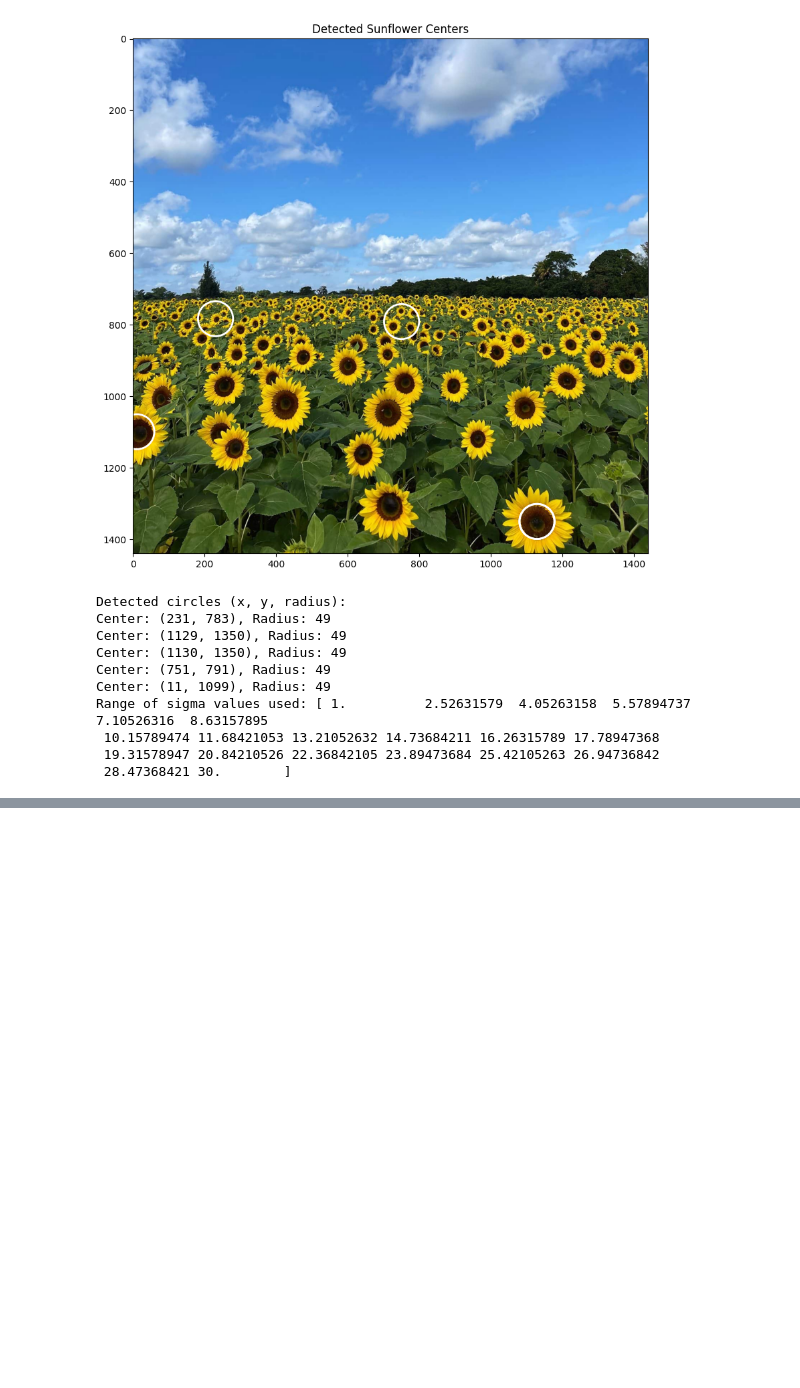
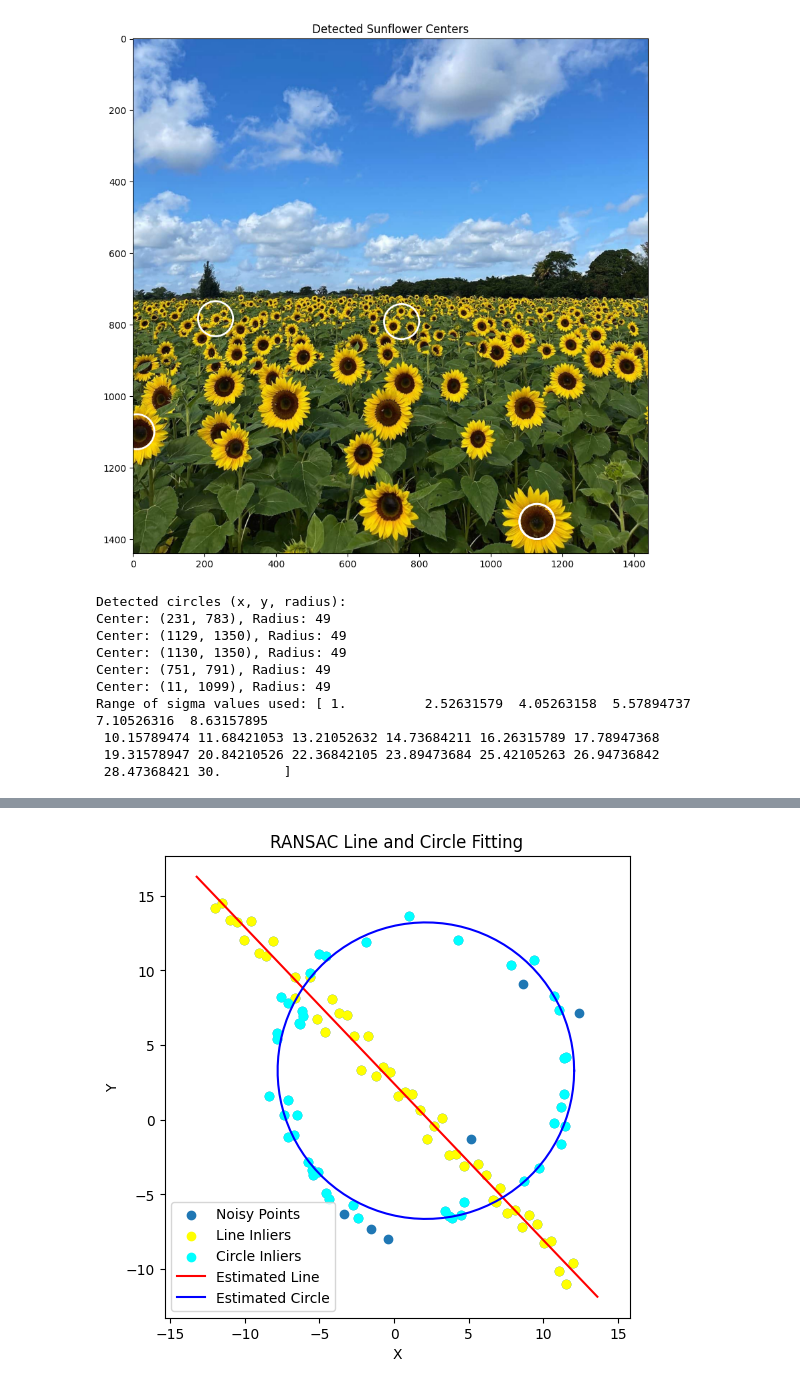
Before and after one commit to LahiruCooray/EN3160-assignment-2-on-fitting-and-alignment, a Jupyter notebook: EN3160_Assignment_2_on_Fitting_and_Alignment.ipynb, the cells around one changed output, grey strips where cells are left out. Drawn from its saved outputs; the diff is of its cells as text; code cells hidden in the pictures; blank space fills up the shorter version.

```diff
--- a/EN3160_Assignment_2_on_Fitting_and_Alignment.ipynb
+++ b/EN3160_Assignment_2_on_Fitting_and_Alignment.ipynb
@@ -170,0 +308,97 @@ Range of sigma values used: [ 1.          2.52631579  4.05263158  5.57894737  7.
+# %%
+
+
+# Function to compute the distance from a point to a circle
+def point_to_circle_distance(point, circle_params):
+    xc, yc, r = circle_params
+    x, y = point
+    return np.abs(np.sqrt((x - xc)**2 + (y - yc)**2) - r)
+
+# Function to fit a circle to three points
+def fit_circle(points):
+    x1, y1 = points[0]
+    x2, y2 = points[1]
+    x3, y3 = points[2]
+
+    A = np.array([
+        [x1, y1, 1],
+        [x2, y2, 1],
+        [x3, y3, 1]
+    ])
+
+    B = np.array([
+        [x1**2 + y1**2],
+        [x2**2 + y2**2],
+        [x3**2 + y3**2]
+    ])
+
+    C = np.linalg.inv(A).dot(B)
+    xc = 0.5 * C[0][0]
+    yc = 0.5 * C[1][0]
+    r = np.sqrt(C[2][0] + xc**2 + yc**2)
+
+    return xc, yc, r
+
+# RANSAC algorithm for circle fitting
+def ransac_circle_fitting(X, num_iterations=1000, distance_threshold=1.0, consensus_threshold=50):
+    best_inliers = []
+    best_circle_params = None
+
+    for _ in range(num_iterations):
+        # Randomly select three points
+        sample_indices = np.random.choice(X.shape[0], 3, replace=False)
+        sample_points = X[sample_indices]
+
+        # Fit a circle to the sample points
+        circle_params = fit_circle(sample_points)
+
+        # Compute the number of inliers
+        distances = np.array([point_to_circle_distance(point, circle_params) for point in X])
+        inliers = distances < distance_threshold
+
+        if np.sum(inliers) > np.sum(best_inliers):
+            best_inliers = inliers
+            best_circle_params = circle_params
+
+        # Check if the number of inliers meets the consensus threshold
+        if np.sum(inliers) > consensus_threshold:
+            break
+
+    return best_circle_params, best_inliers
+
+# Apply RANSAC to estimate the line
+line_params, inliers = ransac_line_fitting(X, num_iterations=1000, distance_threshold=1.0, consensus_threshold=50)
+
+# Subtract the inliers of the best line
+X_remnant = X[~inliers]
+
+# Apply RANSAC to estimate the circle
+circle_params, circle_inliers = ransac_circle_fitting(X_remnant, num_iterations=1000, distance_threshold=1.0, consensus_threshold=50)
+
+# Plot the points, estimated line, and estimated circle
+fig, ax = plt.subplots(1, 1, figsize=(6, 6))
+ax.scatter(X[:, 0], X[:, 1], label='Noisy Points')
+ax.scatter(X[inliers, 0], X[inliers, 1], color='yellow', label='Line Inliers')
+ax.scatter(X_remnant[circle_inliers, 0], X_remnant[circle_inliers, 1], color='cyan', label='Circle Inliers')
+
+# Plot the estimated line
+a, b, d = line_params
+x_vals = np.array(ax.get_xlim())
+y_vals = -(a * x_vals + d) / b
+ax.plot(x_vals, y_vals, color='red', label='Estimated Line')
+
+# Plot the estimated circle
+xc, yc, r = circle_params
+theta = np.linspace(0, 2 * np.pi, 100)
+x_circle_fit = xc + r * np.cos(theta)
+y_circle_fit = yc + r * np.sin(theta)
+ax.plot(x_circle_fit, y_circle_fit, color='blue', label='Estimated Circle')
+
+ax.set_title('RANSAC Line and Circle Fitting')
+ax.set_xlabel('X')
+ax.set_ylabel('Y')
+ax.axis('equal')
+ax.legend()
+plt.show()
+# %% [output]
+[figure, added]
```
Also changed, not shown: parts of 5 cells of this notebook.
